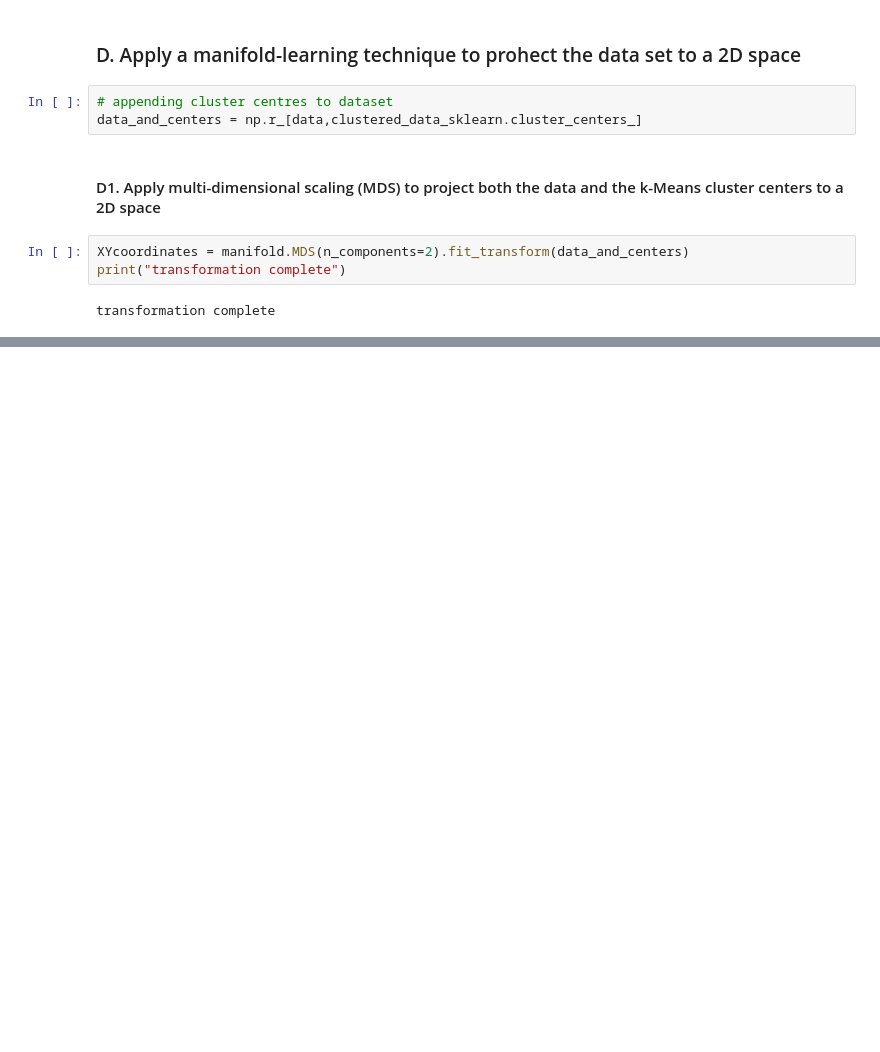
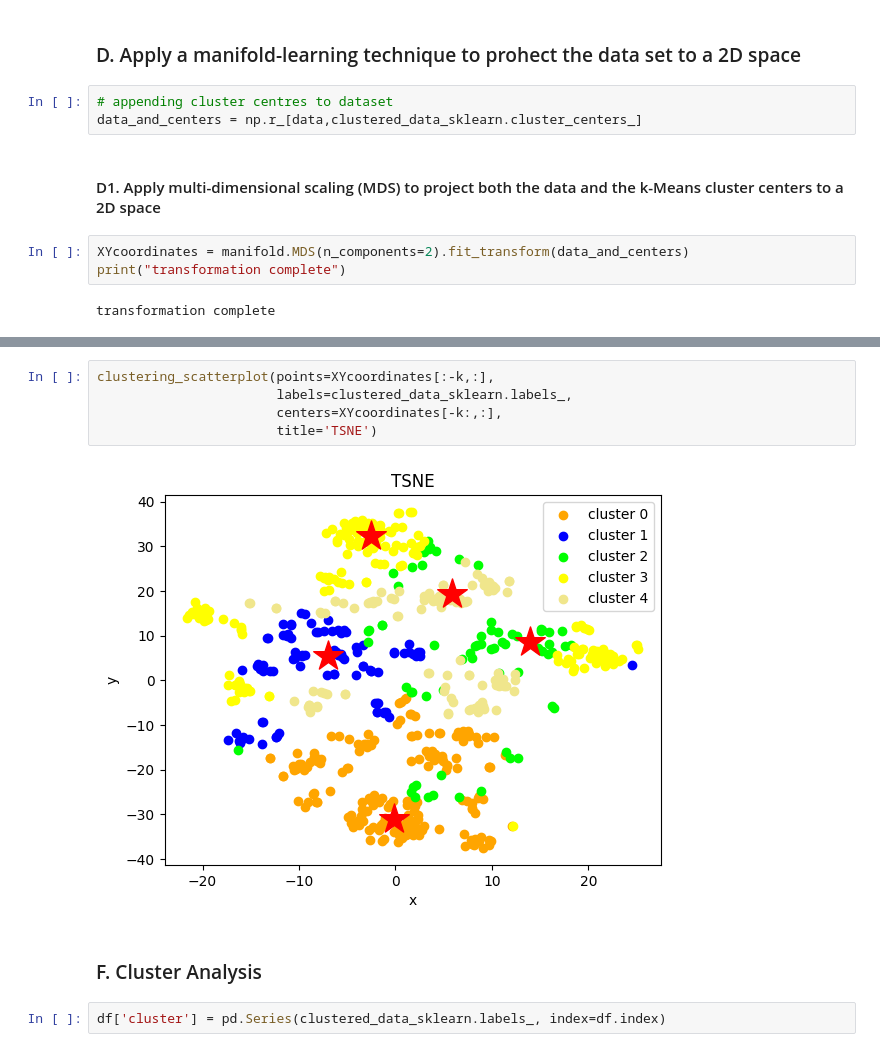
Before and after one commit to ishalazo/CS4168-DataMining-Labs, a Jupyter notebook: Lab3/lab3.ipynb, the cells around one changed output, grey strips where cells are left out. Cells and saved outputs as stored; diff of their text form; blank space fills up the shorter version.

```diff
--- a/Lab3/lab3.ipynb
+++ b/Lab3/lab3.ipynb
@@ -89,0 +86,11 @@ clustering_scatterplot(points=XYcoordinates[:-k,:],
+# %%
+clustering_scatterplot(points=XYcoordinates[:-k,:],
+                       labels=clustered_data_sklearn.labels_,
+                       centers=XYcoordinates[-k:,:],
+                       title='TSNE')
+# %% [output]
+[figure, added]
+# %% [markdown]
+### F. Cluster Analysis
+# %%
+df['cluster'] = pd.Series(clustered_data_sklearn.labels_, index=df.index)
```
Also changed, not shown: parts of 25 cells of this notebook, 2 other files.
